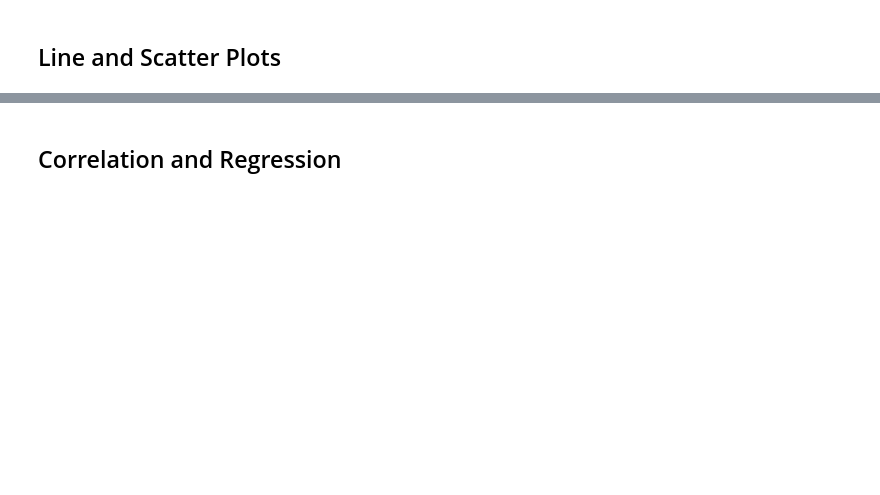
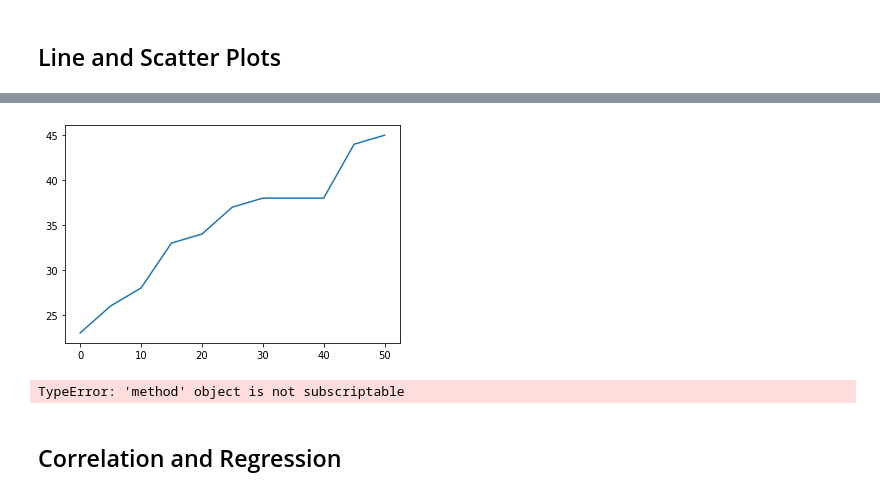
Before and after one commit to Kiki-99/Matplotlib-HW-The-Power-of-Plots, a Jupyter notebook: Pymaceuticals/pymaceuticals_starter.ipynb, the cells around one changed output, grey strips where cells are left out. Saved outputs shown, nothing was run; the diff lists cells and outputs as text; code cells hidden in the pictures; blank space fills up the shorter version.

```diff
--- a/Pymaceuticals/pymaceuticals_starter.ipynb
+++ b/Pymaceuticals/pymaceuticals_starter.ipynb
@@ -237,5 +270,22 @@ plt.show()
+# %%
+x_axis_data = np.arange(0,55,5)
+x_axis_data
+
+points = [23, 26, 28, 33, 34, 37, 38, 38, 38, 44, 45]
+
+plt.plot(x_axis_data, points)
+plt.show()
+# %% [output]
+[figure, added]
 # %%
 # Generate a scatter plot of mouse weight versus average tumor volume for the Capomulin regimen
+Capomulin_df = cleaned_df.loc[cleaned_df["Drug Regimen"]=="Capomulin"]
+Capomulin_df
+
+avg_tum_df = Capomulin_df.groupby["Drug Regimen"].mean()["Tumor Volume(mm3)"]
+avg_tum_df
+# %% [output]
+TypeError: 'method' object is not subscriptable
 # %% [markdown]
 ## Correlation and Regression
 # %%
```
Also changed, not shown: parts of 2 cells of this notebook.
